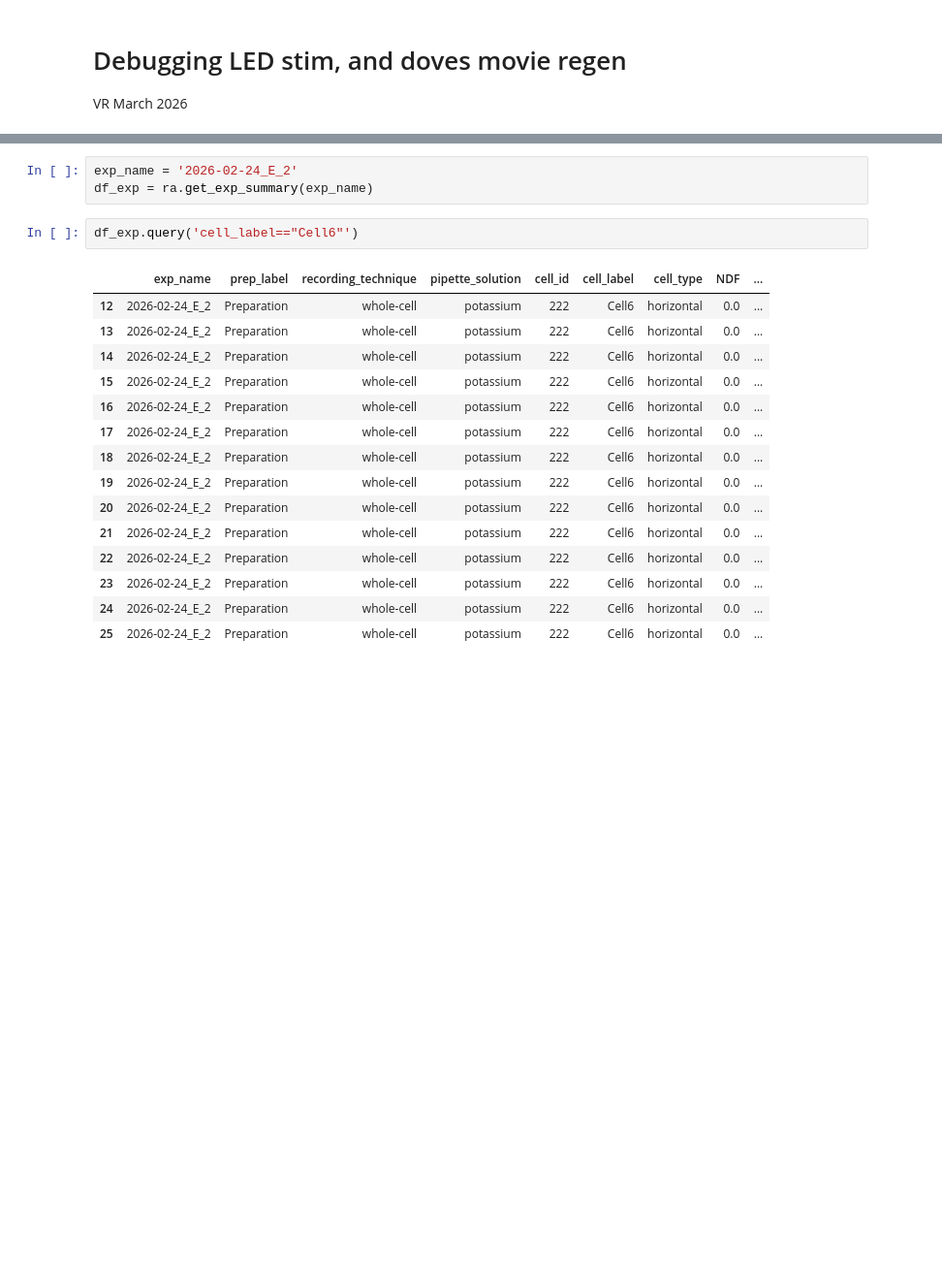
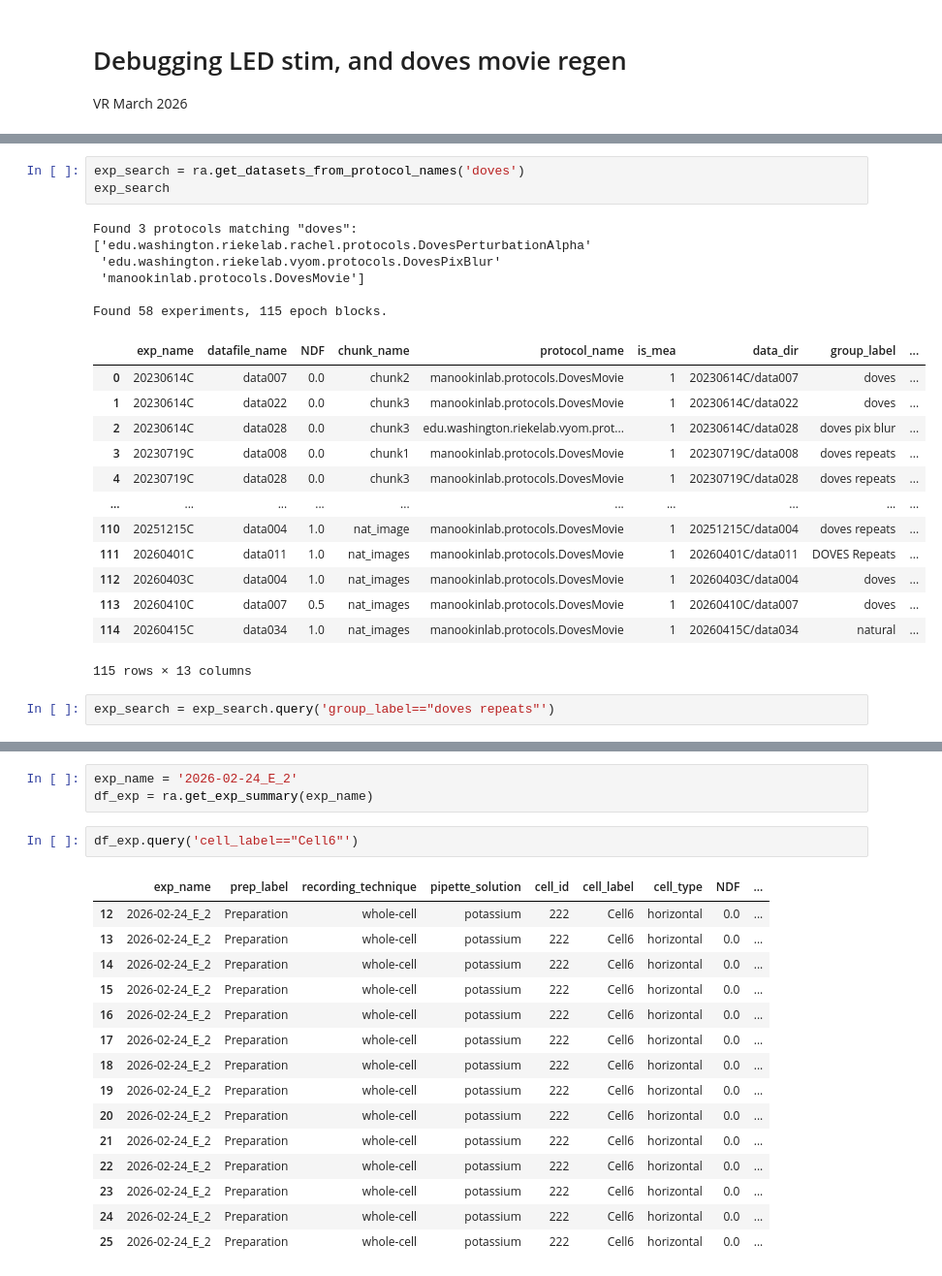
Before and after one commit to DRezeanu/retinanalysis, a Jupyter notebook: nbs/vr_db.ipynb, the cells around one changed output, grey strips where cells are left out. Shown at 97% size. Drawn from its saved outputs; the diff is of its cells as text; blank space fills up the shorter version.

```diff
--- a/nbs/vr_db.ipynb
+++ b/nbs/vr_db.ipynb
@@ -7,0 +8,25 @@ import retinanalysis as ra
+# %%
+exp_search = ra.get_datasets_from_protocol_names('doves')
+exp_search
+# %% [output]
+Found 3 protocols matching "doves":
+['edu.washington.riekelab.rachel.protocols.DovesPerturbationAlpha'
+ 'edu.washington.riekelab.vyom.protocols.DovesPixBlur'
+ 'manookinlab.protocols.DovesMovie']
+
+Found 58 experiments, 115 epoch blocks.
+|  | exp_name | datafile_name | NDF | chunk_name | protocol_name | is_mea | data_dir | group_label | ... |
+| 0 | 20230614C | data007 | 0.0 | chunk2 | manookinlab.protocols.DovesMovie | 1 | 20230614C/data007 | doves | ... |
+| 1 | 20230614C | data022 | 0.0 | chunk3 | manookinlab.protocols.DovesMovie | 1 | 20230614C/data022 | doves | ... |
+| 2 | 20230614C | data028 | 0.0 | chunk3 | edu.washington.riekelab.vyom.prot... | 1 | 20230614C/data028 | doves pix blur | ... |
+| 3 | 20230719C | data008 | 0.0 | chunk1 | manookinlab.protocols.DovesMovie | 1 | 20230719C/data008 | doves repeats | ... |
+| 4 | 20230719C | data028 | 0.0 | chunk3 | manookinlab.protocols.DovesMovie | 1 | 20230719C/data028 | doves repeats | ... |
+| ... | ... | ... | ... | ... | ... | ... | ... | ... | ... |
+| 110 | 20251215C | data004 | 1.0 | nat_image | manookinlab.protocols.DovesMovie | 1 | 20251215C/data004 | doves repeats | ... |
+| 111 | 20260401C | data011 | 1.0 | nat_images | manookinlab.protocols.DovesMovie | 1 | 20260401C/data011 | DOVES Repeats | ... |
+| 112 | 20260403C | data004 | 1.0 | nat_images | manookinlab.protocols.DovesMovie | 1 | 20260403C/data004 | doves | ... |
+| 113 | 20260410C | data007 | 0.5 | nat_images | manookinlab.protocols.DovesMovie | 1 | 20260410C/data007 | doves | ... |
+| 114 | 20260415C | data034 | 1.0 | nat_images | manookinlab.protocols.DovesMovie | 1 | 20260415C/data034 | natural | ... |
+115 rows × 13 columns
+# %%
+exp_search = exp_search.query('group_label=="doves repeats"')
```
Also changed, not shown: parts of 6 cells of this notebook, 3 other files.
